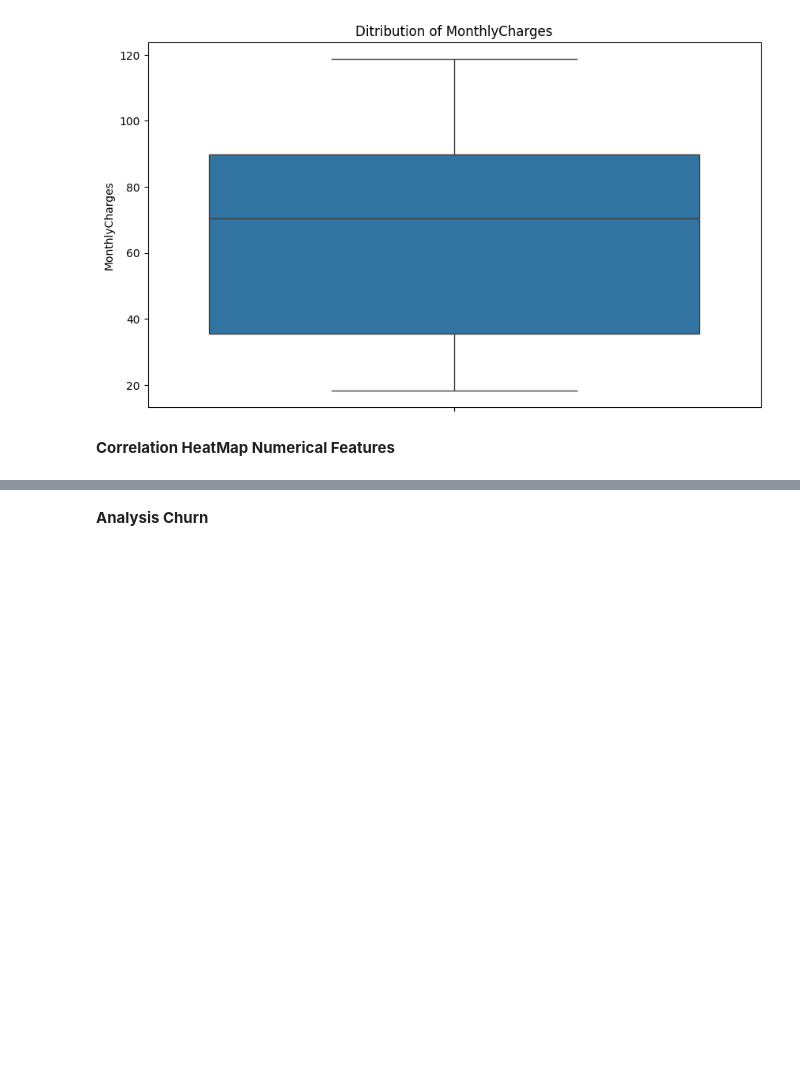
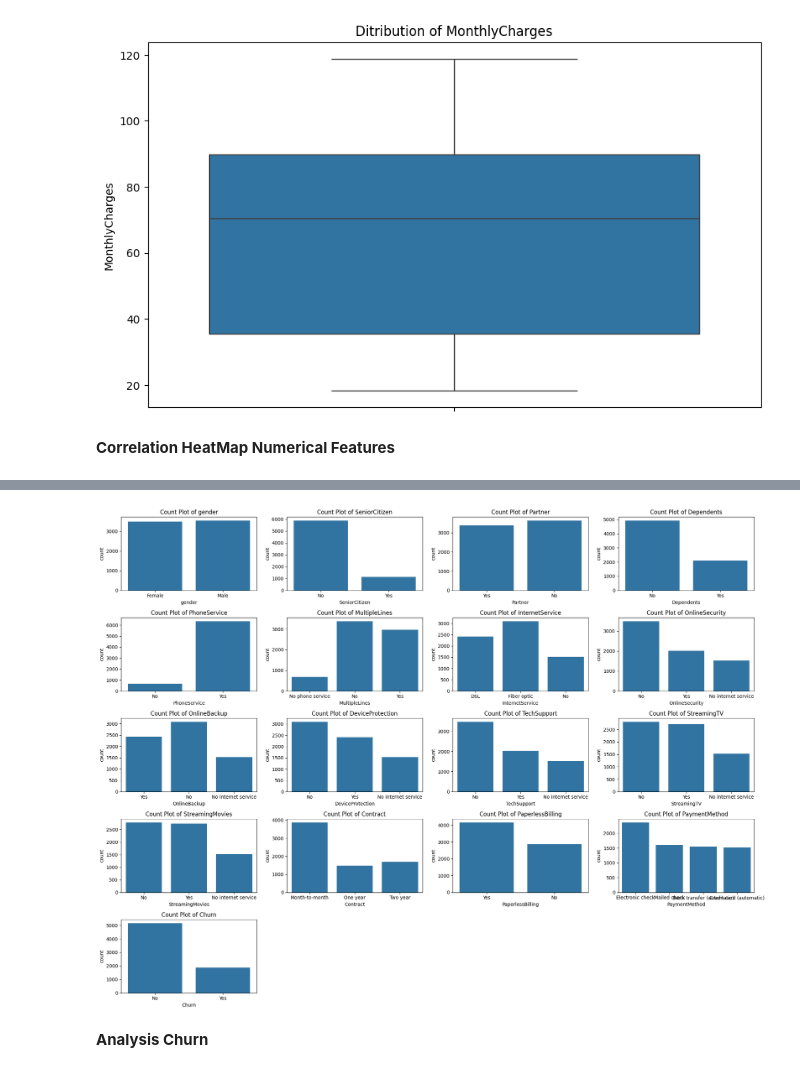
Before and after one commit to Clmnt-Cash/Churn_Pred, a Jupyter notebook: main.ipynb, the cells around one changed output, grey strips where cells are left out. Saved outputs shown, nothing was run; the diff lists cells and outputs as text; code cells hidden in the pictures; blank space fills up the shorter version.

```diff
--- a/main.ipynb
+++ b/main.ipynb
@@ -349,3 +365,13 @@ plt.show()
+# %%
+object_cols = df.select_dtypes(include='object').columns.to_list()
+plt.figure(figsize=(20, 15))
+for i, col in enumerate(object_cols):
+    plt.subplot(5, 4, i + 1)
+    sns.countplot(x=df[col])
+    plt.title(f'Count Plot of {col}')
+plt.tight_layout()
+# %% [output]
+[figure, added]
 # %% [markdown]
 **Analysis Churn**
 # %%
```
Also changed, not shown: parts of 68 cells of this notebook, 1 other file.
